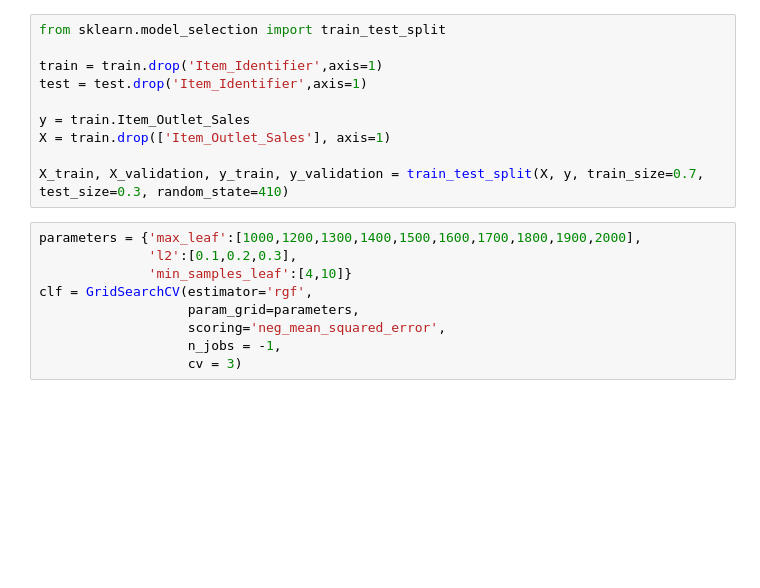
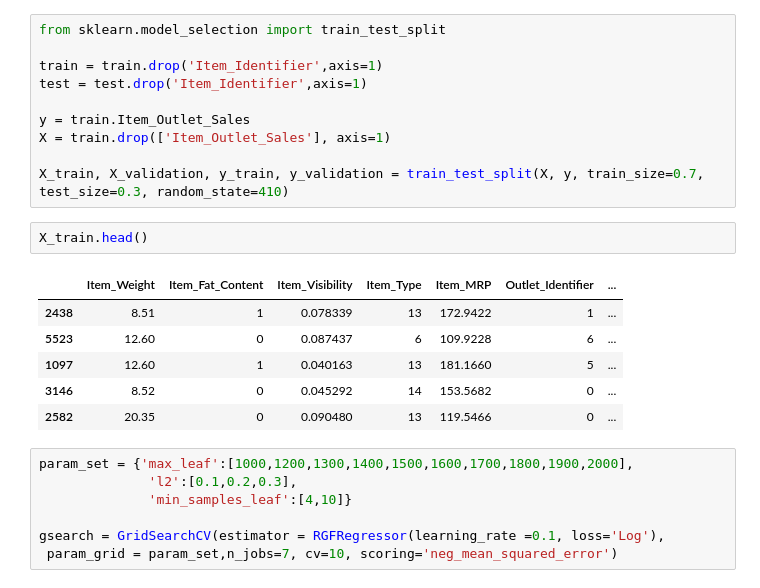
Before and after one commit to hanhanwu/Hanhan_Data_Science_Practice, a Jupyter notebook: try_RGF.ipynb, the cells around one changed output. Saved outputs shown, nothing was run; the diff lists cells and outputs as text; blank space fills up the shorter version.

```diff
--- a/try_RGF.ipynb
+++ b/try_RGF.ipynb
@@ -28,12 +57,19 @@ y = train.Item_Outlet_Sales
 X = train.drop(['Item_Outlet_Sales'], axis=1)
 
 X_train, X_validation, y_train, y_validation = train_test_split(X, y, train_size=0.7, test_size=0.3, random_state=410)
+# %%
+X_train.head()
+# %% [output]
+|  | Item_Weight | Item_Fat_Content | Item_Visibility | Item_Type | Item_MRP | Outlet_Identifier | ... |
+| 2438 | 8.51 | 1 | 0.078339 | 13 | 172.9422 | 1 | ... |
+| 5523 | 12.60 | 0 | 0.087437 | 6 | 109.9228 | 6 | ... |
+| 1097 | 12.60 | 1 | 0.040163 | 13 | 181.1660 | 5 | ... |
+| 3146 | 8.52 | 0 | 0.045292 | 14 | 153.5682 | 0 | ... |
+| 2582 | 20.35 | 0 | 0.090480 | 13 | 119.5466 | 0 | ... |
 # %%
-parameters = {'max_leaf':[1000,1200,1300,1400,1500,1600,1700,1800,1900,2000],
+param_set = {'max_leaf':[1000,1200,1300,1400,1500,1600,1700,1800,1900,2000],
               'l2':[0.1,0.2,0.3],
               'min_samples_leaf':[4,10]}
-clf = GridSearchCV(estimator='rgf',
-                   param_grid=parameters,
-                   scoring='neg_mean_squared_error',
-                   n_jobs = -1,
-                   cv = 3)
+
+gsearch = GridSearchCV(estimator = RGFRegressor(learning_rate =0.1, loss='Log'),
+ param_grid = param_set,n_jobs=7, cv=10, scoring='neg_mean_squared_error')
```
Also changed, not shown: parts of 7 cells of this notebook.
